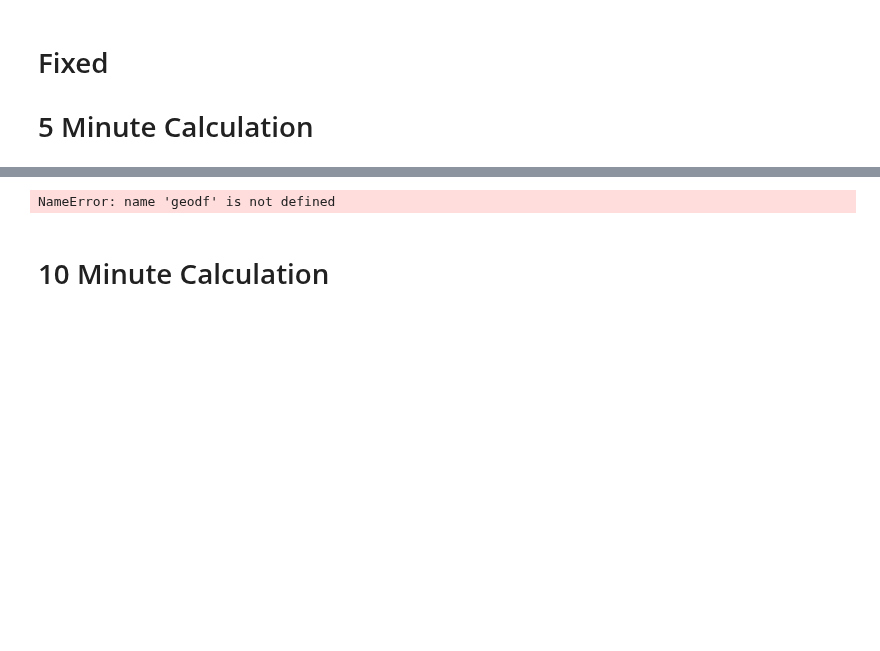
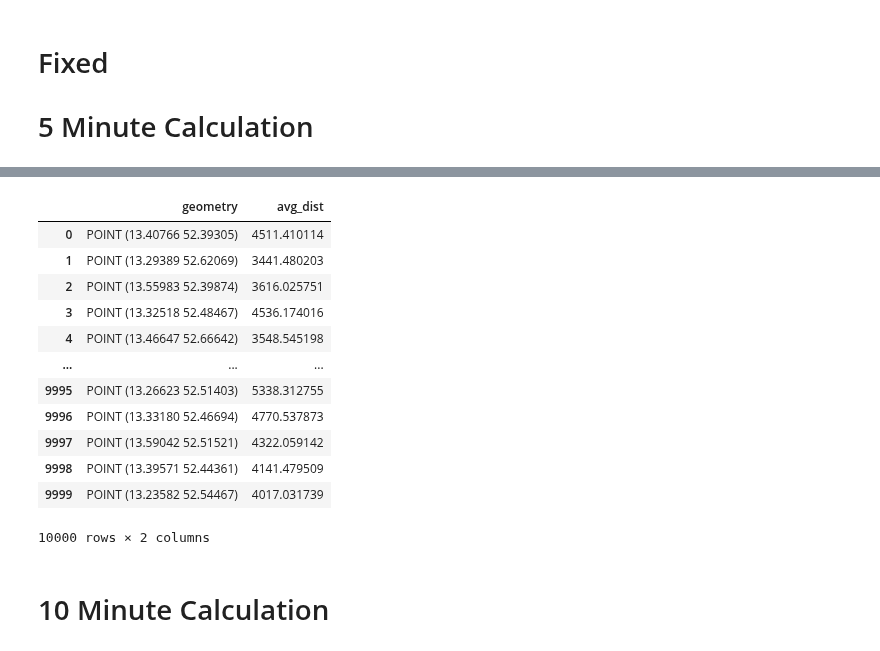
Before and after one commit to fom-big-data/fom-big-data-consulting-berlin-mobility-model, a Jupyter notebook: EXPLORATION/Street_Whitespots.ipynb, the cells around one changed output, grey strips where cells are left out. Drawn from its saved outputs; the diff is of its cells as text; code cells hidden in the pictures; blank space fills up the shorter version.

```diff
--- a/EXPLORATION/Street_Whitespots.ipynb
+++ b/EXPLORATION/Street_Whitespots.ipynb
@@ -34,7 +34,7 @@ path = 'travel_time+uberJan2020.graphml'
 # %%
 if local_set:
     G = ox.graph.graph_from_place('Berlin, Germany', retain_all=True, buffer_dist=2500, network_type='drive', simplify=False)
-    speed_df_orig = pd.read_csv('../data/Uber_speeds/movement-speeds-hourly-berlin-2020-1.csv')
+    speed_df_orig = pd.read_csv('../data/movement-speeds-hourly-berlin-2020-1.csv')
 else:
     G = ox.io.load_graphml(path)#, node_type=None, node_dtypes=None, edge_dtypes=None)
 # %%
@@ -353,0 +380,2 @@ avg_iso_list[0:10]
+# %%
+geo_points = gp.read_file("../results/sample-points.geojson")
@@ -354,4 +405,2 @@ avg_iso_list[0:10]
 # %%
-geodf["avg_dist"] = avg_iso_list
+geo_points["avg_dist"] = avg_iso_list
-# %% [output]
-NameError: name 'geodf' is not defined
@@ -360 +407,17 @@ geodf["geometry"] = Point()
+# %%
+geo_points
+# %% [output]
+|  | geometry | avg_dist |
+| 0 | POINT (13.40766 52.39305) | 4511.410114 |
+| 1 | POINT (13.29389 52.62069) | 3441.480203 |
+| 2 | POINT (13.55983 52.39874) | 3616.025751 |
+| 3 | POINT (13.32518 52.48467) | 4536.174016 |
+| 4 | POINT (13.46647 52.66642) | 3548.545198 |
+| ... | ... | ... |
+| 9995 | POINT (13.26623 52.51403) | 5338.312755 |
+| 9996 | POINT (13.33180 52.46694) | 4770.537873 |
+| 9997 | POINT (13.59042 52.51521) | 4322.059142 |
+| 9998 | POINT (13.39571 52.44361) | 4141.479509 |
+| 9999 | POINT (13.23582 52.54467) | 4017.031739 |
+10000 rows × 2 columns
 # %%
```
Also changed, not shown: parts of 23 cells of this notebook, 5 other files.
